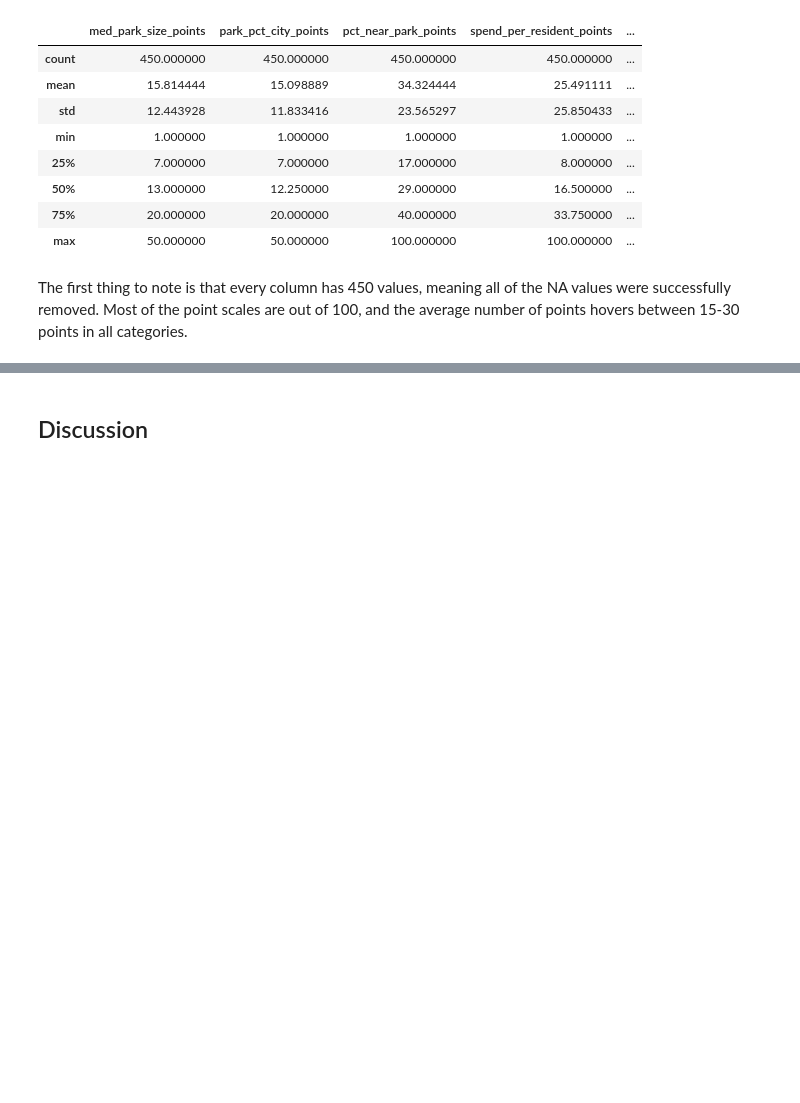
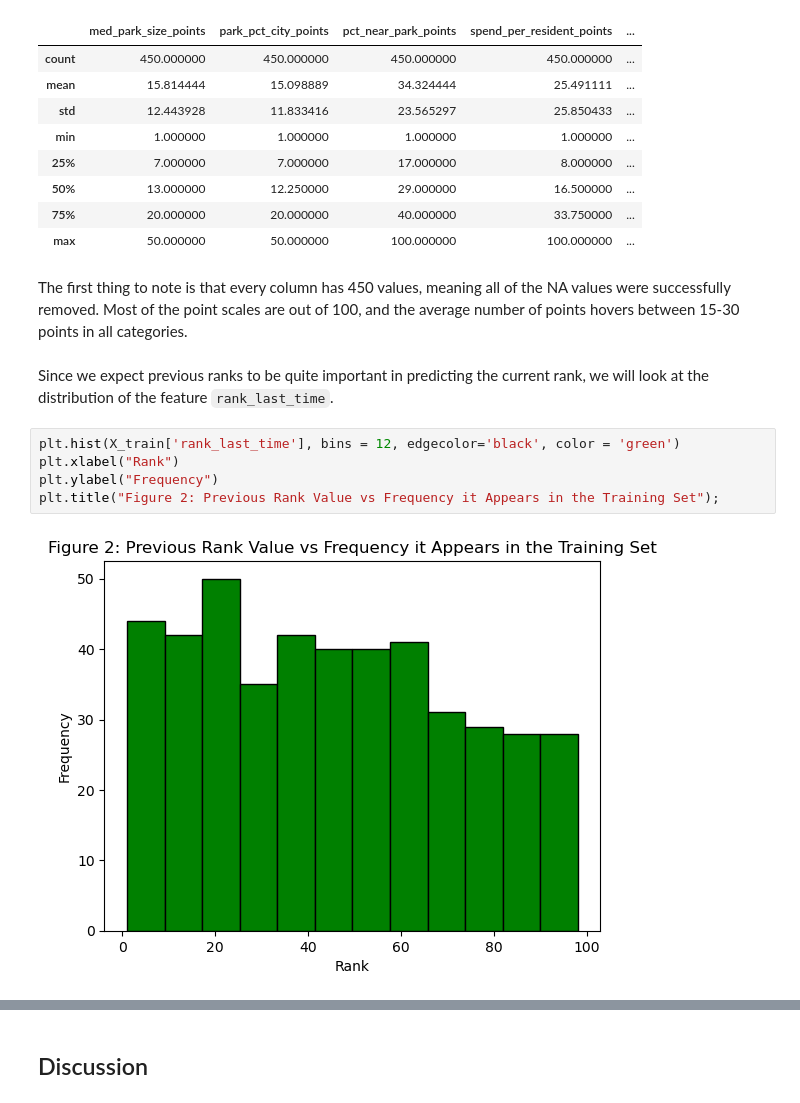
Before and after one commit to UBC-DSCI-310-2025W2/dsci-310-group-08, a Jupyter notebook: notebooks/parks_analysis.ipynb, the cells around one changed output, grey strips where cells are left out. Cells and saved outputs as stored; diff of their text form; blank space fills up the shorter version.

```diff
--- a/notebooks/parks_analysis.ipynb
+++ b/notebooks/parks_analysis.ipynb
@@ -212,3 +216,12 @@ Number of rows in the training X dataset: 450
 | max | 50.000000 | 50.000000 | 100.000000 | 100.000000 | ... |
 # %% [markdown]
 The first thing to note is that every column has 450 values, meaning all of the NA values were successfully removed.  Most of the point scales are out of 100, and the average number of points hovers between 15-30 points in all categories.
+# %% [markdown]
+Since we expect previous ranks to be quite important in predicting the current rank, we will look at the distribution of the feature `rank_last_time`.
+# %%
+plt.hist(X_train['rank_last_time'], bins = 12, edgecolor='black', color = 'green')
+plt.xlabel("Rank")
+plt.ylabel("Frequency")
+plt.title("Figure 2: Previous Rank Value vs Frequency it Appears in the Training Set");
+# %% [output]
+[figure, added]
```
Also changed, not shown: parts of 6 cells of this notebook.
